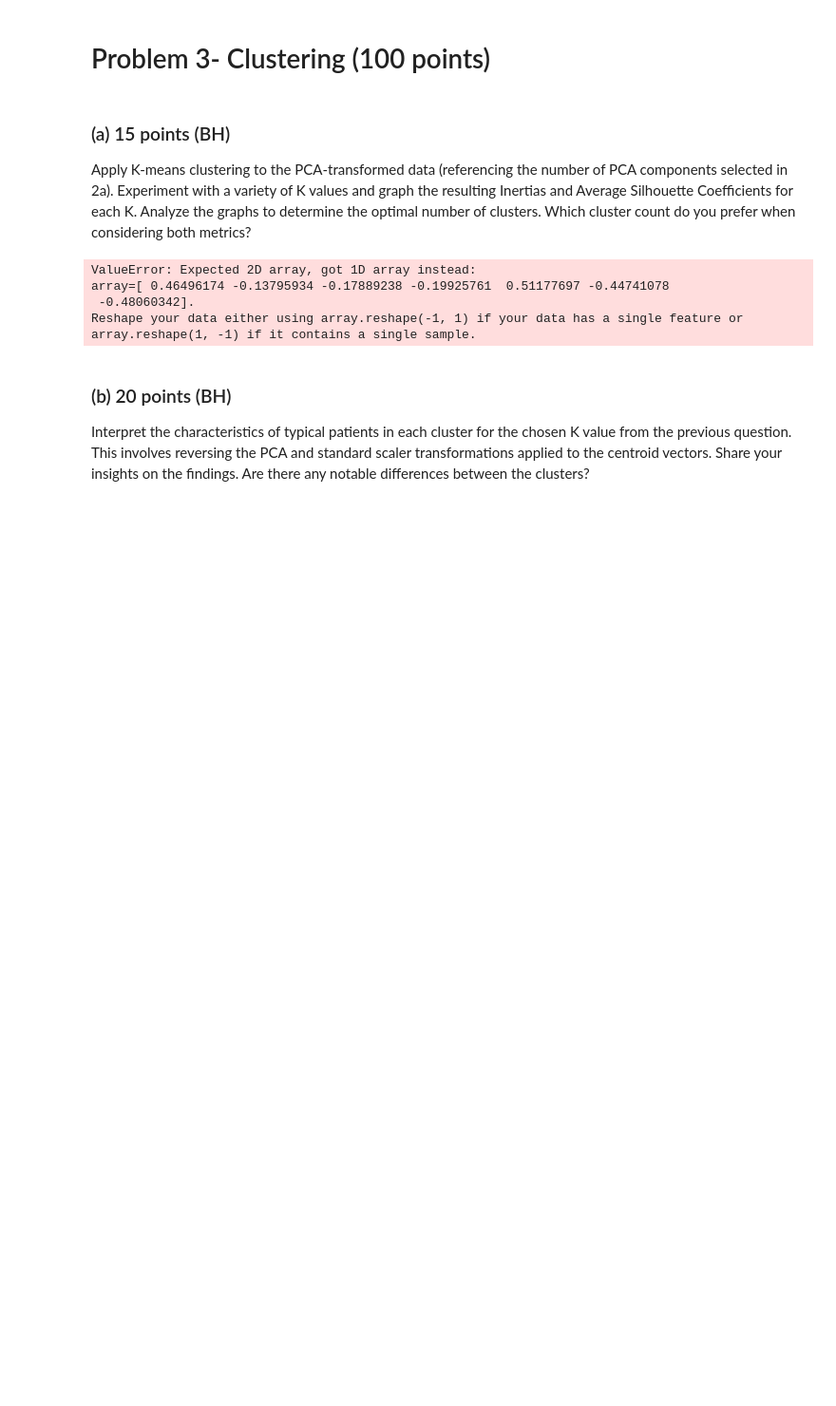
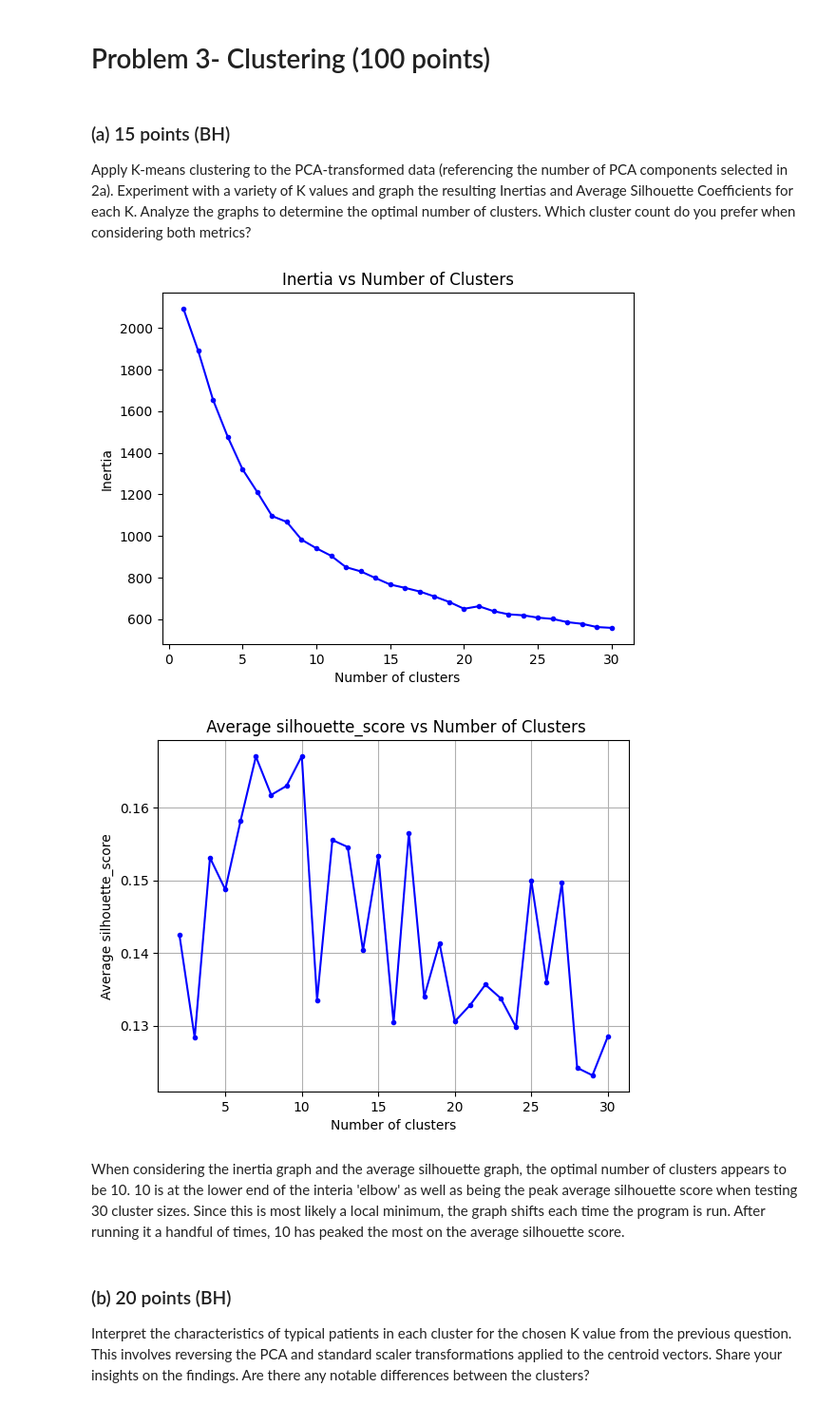
Before and after one commit to Ben-Heinze/CSCI-491-Data-Visualization, a Jupyter notebook: Assignment 3/3- Scatterplot, dimension reduction and clustering.ipynb, the cells around one changed output. Shown at 95% size. Drawn from its saved outputs; the diff is of its cells as text; code cells hidden in the pictures; blank space fills up the shorter version.

```diff
--- a/Assignment 3/3- Scatterplot, dimension reduction and clustering.ipynb
+++ b/Assignment 3/3- Scatterplot, dimension reduction and clustering.ipynb
@@ -77,21 +80,22 @@ How many principal components are needed to capture 80% of the variance? Comment
 columnTitles = ['age', 'creatine_phosphokinase', 'ejection_fraction', 'platelets', 'serum_creatinine', 'serum_sodium', 'time']
 
 #Standardize numerical set
-numericalRescale = StandardScaler().fit_transform(numerical)
+scaler = StandardScaler()
+numericalRescale = scaler.fit_transform(numerical)
 numericalRescale = pd.DataFrame(numericalRescale)
 numericalRescale.columns = columnTitles
 
 
 #PCA on standardized Numerial Set (uses 7 components to see which ones are most useful)
-numericalPCA = PCA(n_components=7).fit(numericalRescale) #gives me access to .components_ and explained_variance_ratio_
-
+numericalPCA = PCA(n_components=7)
+pcaTransformedDataset = numericalPCA.fit_transform(numericalRescale) #gives me access to .components_ and explained_variance_ratio_
 
 #Prints PCA data
-for num, pca in enumerate(numericalPCA.components_, 1):
-    s = ''
-    for index, title in enumerate(columnTitles):
-        s += f"{title}: { str(round(pca[index], 4))} | "
-    print(f"PCA{num}: \n{s}")
+# for num, pca in enumerate(numericalPCA.components_, 1):
+#     s = ''
+#     for index, title in enumerate(columnTitles):
+#         s += f"{title}: { str(round(pca[index], 4))} | "
+#     print(f"PCA{num}: \n{s}")
 
 
 #cumulative explained variance
@@ -141,14 +130,52 @@ Color-code the data points based on DEATH_EVENT or other categorical variables w
 # %% [markdown]
 ### (a) 15 points (BH)
 Apply K-means clustering to the PCA-transformed data (referencing the number of PCA components selected in 2a). Experiment with a variety of K values and graph the resulting Inertias and Average Silhouette Coefficients for each K. Analyze the graphs to determine the optimal number of clusters. Which cluster count do you prefer when considering both metrics?
-# %%
-kmeans = KMeans(n_clusters = 7)
-kmeans.fit(numericalPCA.components_[0])
-# %% [output]
-ValueError: Expected 2D array, got 1D array instead:
-array=[ 0.46496174 -0.13795934 -0.17889238 -0.19925761  0.51177697 -0.44741078
- -0.48060342].
-Reshape your data either using array.reshape(-1, 1) if your data has a single feature or array.reshape(1, -1) if it contains a single sample.
+# %%
+#==============================================================================================
+#                           KMeans Clustering
+#==============================================================================================
+
+# 'pcaTransformedDataset' is the pca-transformed numpy array
+n_loops = 30 # consistent int to have the inertia and silhouette graph loop the same amount
+inertias = np.zeros(n_loops)
+#retrieves interias and fills them in empty array
+for i in range(1, n_loops+1):
+    kmeans = KMeans(n_clusters = i, init='k-means++', max_iter=300, random_state=0)
+    kmeans.fit_predict(pcaTransformedDataset)
+    inertias[i-1] = kmeans.inertia_
+#plots inertia
+plt.plot(range(1,n_loops+1), inertias, c='b', marker='.')
+plt.title("Inertia vs Number of Clusters")
+plt.xlabel("Number of clusters")
+plt.ylabel("Inertia")
+plt.show()
+
+#==============================================================================================
+#                     Average Silhouette scores
+#==============================================================================================
+
+S_scores = []
+for n_clusters in range(2, n_loops+1):
+    km = KMeans(n_clusters=n_clusters)
+
+    # Predict the cluster for each data point
+    preds = km.fit_predict(pcaTransformedDataset)
+
+    # Calculate the mean silhouette coefficient for the number of clusters chosen
+    score = silhouette_score(pcaTransformedDataset, preds, metric='euclidean')
+    S_scores.append(score)
+
+plt.plot(range(2,n_loops+1), S_scores, c='b', marker='.')
+plt.title(" Average silhouette_score vs Number of Clusters")
+plt.xlabel("Number of clusters")
+plt.ylabel("Average silhouette_score")
+plt.grid("y-axis")
+plt.show()
+# %% [output]
+[figure, added]
+[figure, added]
+# %% [markdown]
+When considering the inertia graph and the average silhouette graph, the optimal number of clusters appears to be 10. 10 is at the lower end of the interia 'elbow' as well as being the peak average silhouette score when testing 30 cluster sizes. Since this is most likely a local minimum, the graph shifts each time the program is run. After running it a handful of times, 10 has peaked the most on the average silhouette score.
 # %% [markdown]
 ### (b) 20 points (BH)
 Interpret the characteristics of typical patients in each cluster for the chosen K value from the previous question. This involves reversing the PCA and standard scaler transformations applied to the centroid vectors. Share your insights on the findings. Are there any notable differences between the clusters?
```
Also changed, not shown: parts of 11 cells of this notebook.
